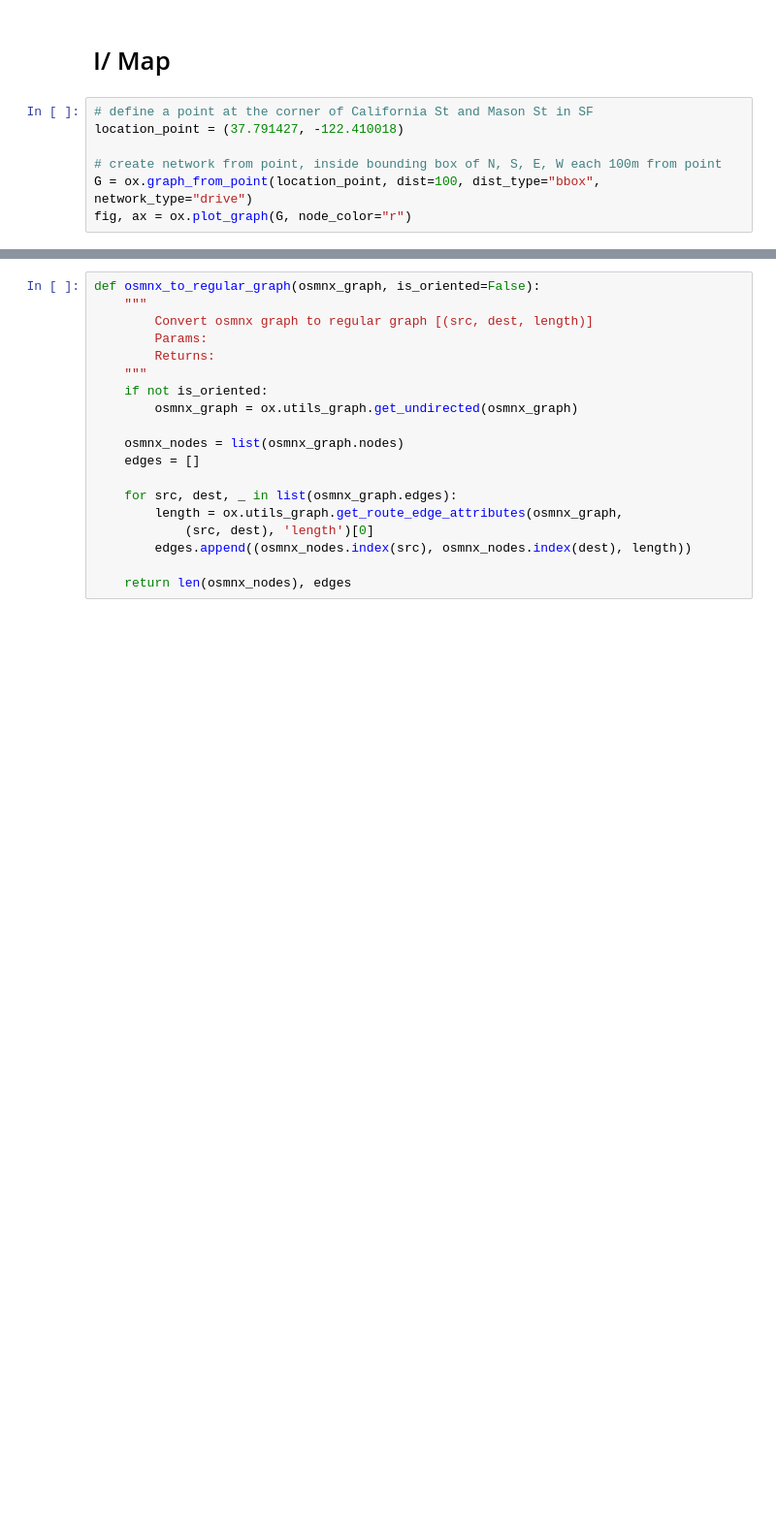
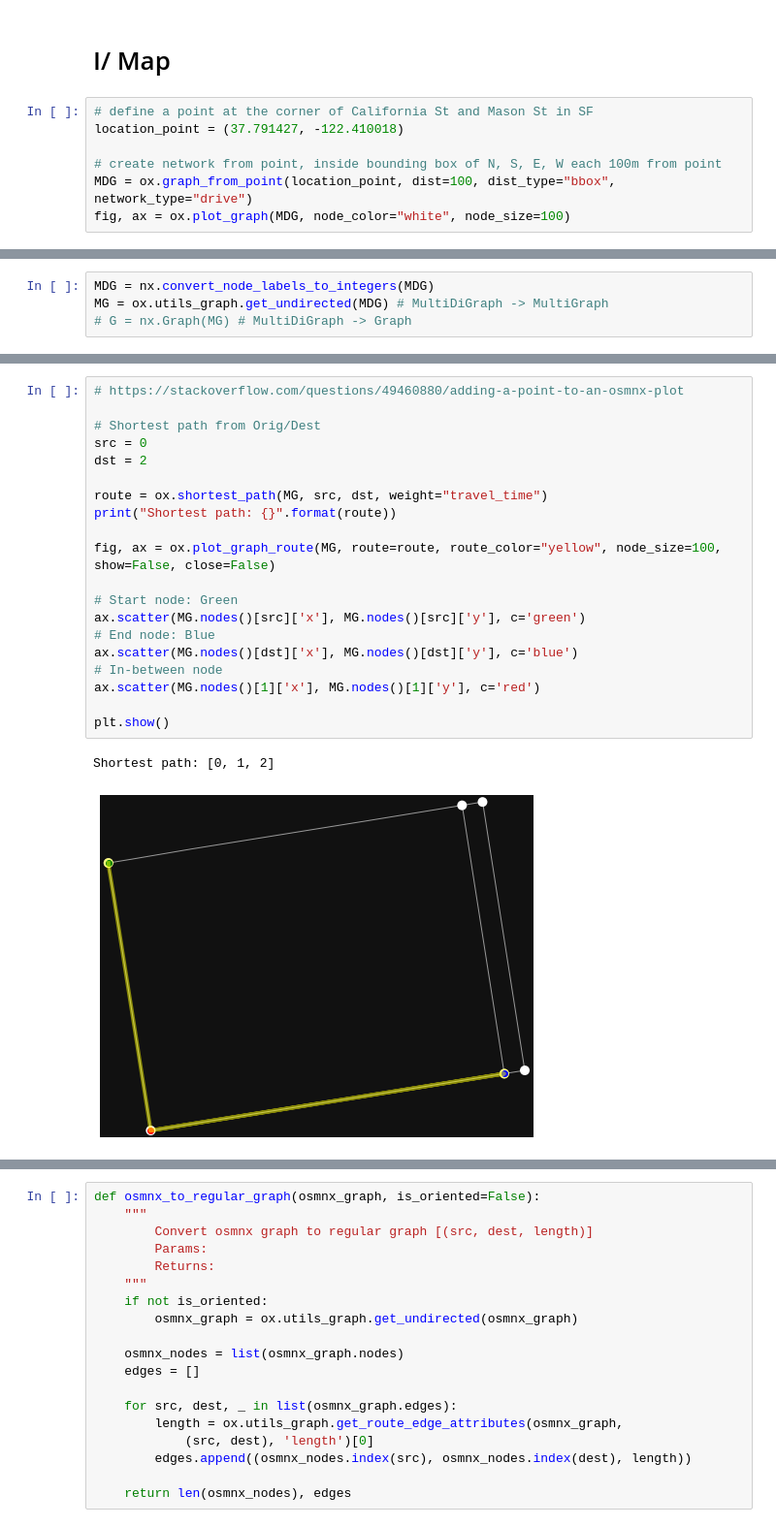
Before and after one commit to 3outeille/operational-research-project, a Jupyter notebook: sandbox/ferdinand/pipeline.ipynb, the cells around one changed output, grey strips where cells are left out. Shown: that part at 97% size. Cells and saved outputs as stored; diff of their text form; blank space fills up the shorter version.

Commit message:
UPDATE(sandbox/pipeline.ipynb): Plot path on osmnx path
WARNING:

* Weird behavior at cell 84. Edge is printed twice on map but shoudln't.
    Plus, it doesn't appear in list(G.edges()).

```diff
--- a/sandbox/ferdinand/pipeline.ipynb
+++ b/sandbox/ferdinand/pipeline.ipynb
@@ -14,5 +15,5 @@ ox.__version__
 location_point = (37.791427, -122.410018)
 
 # create network from point, inside bounding box of N, S, E, W each 100m from point
-G = ox.graph_from_point(location_point, dist=100, dist_type="bbox", network_type="drive")
-fig, ax = ox.plot_graph(G, node_color="r")
+MDG = ox.graph_from_point(location_point, dist=100, dist_type="bbox", network_type="drive")
+fig, ax = ox.plot_graph(MDG, node_color="white", node_size=100)
@@ -20,0 +20,4 @@ fig, ax = ox.plot_graph(G, node_color="r")
+# %%
+MDG = nx.convert_node_labels_to_integers(MDG)
+MG = ox.utils_graph.get_undirected(MDG) # MultiDiGraph -> MultiGraph
+# G = nx.Graph(MG) # MultiDiGraph -> Graph
@@ -20,0 +34,23 @@ fig, ax = ox.plot_graph(G, node_color="r")
+# %%
+# https://stackoverflow.com/questions/49460880/adding-a-point-to-an-osmnx-plot
+
+# Shortest path from Orig/Dest
+src = 0
+dst = 2
+
+route = ox.shortest_path(MG, src, dst, weight="travel_time")
+print("Shortest path: {}".format(route))
+
+fig, ax = ox.plot_graph_route(MG, route=route, route_color="yellow", node_size=100, show=False, close=False)
+
+# Start node: Green
+ax.scatter(MG.nodes()[src]['x'], MG.nodes()[src]['y'], c='green')
+# End node: Blue
+ax.scatter(MG.nodes()[dst]['x'], MG.nodes()[dst]['y'], c='blue')
+# In-between node
+ax.scatter(MG.nodes()[1]['x'], MG.nodes()[1]['y'], c='red')
+
+plt.show()
+# %% [output]
+Shortest path: [0, 1, 2]
+[figure, added]
```
Also changed, not shown: parts of 4 cells of this notebook.
